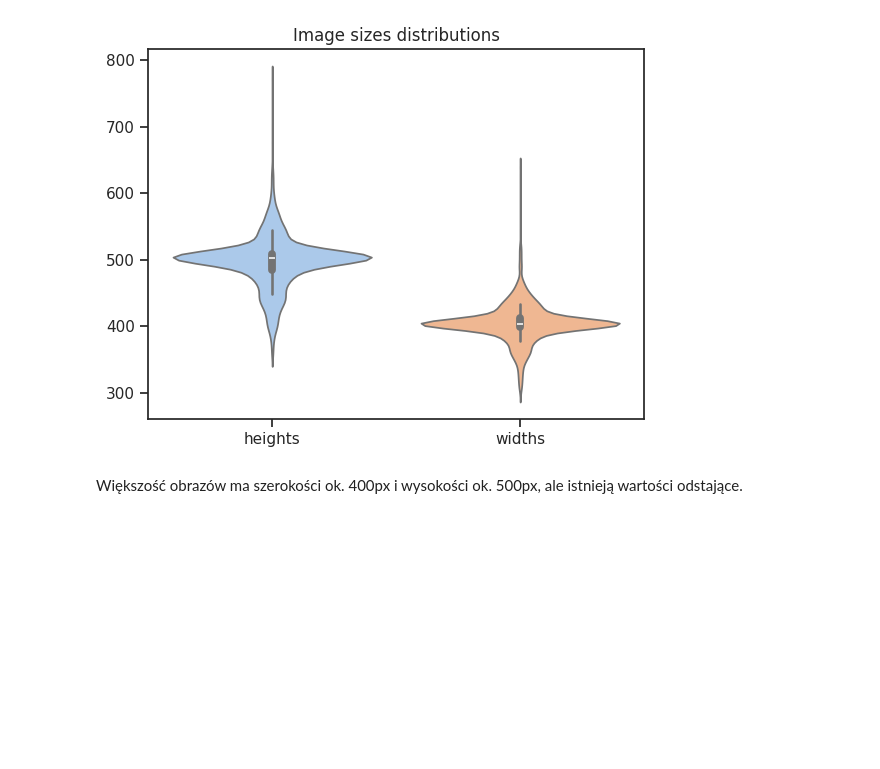
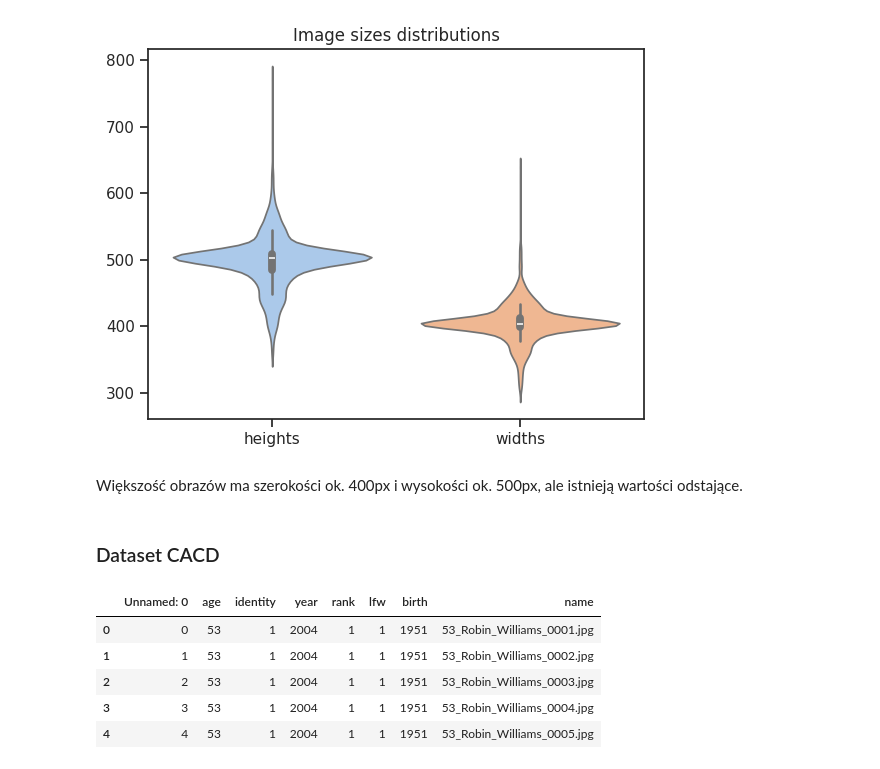
Before and after one commit to pdombrza/face-aging-models, a Jupyter notebook: analysis.ipynb, the cells around one changed output. Cells and saved outputs as stored; diff of their text form; code cells hidden in the pictures; blank space fills up the shorter version.

Commit message:
Load CACD dataset from .mat file

```diff
--- a/analysis.ipynb
+++ b/analysis.ipynb
@@ -105,3 +105,15 @@ plt.show()
 [figure]
 # %% [markdown]
 Większość obrazów ma szerokości ok. 400px i wysokości ok. 500px, ale istnieją wartości odstające.
+# %% [markdown]
+### Dataset CACD
+# %%
+cacd_features_df = pd.DataFrame(pd.read_csv("CACD_features.csv"))
+cacd_features_df.head()
+# %% [output]
+|  | Unnamed: 0 | age | identity | year | rank | lfw | birth | name |
+| 0 | 0 | 53 | 1 | 2004 | 1 | 1 | 1951 | 53_Robin_Williams_0001.jpg |
+| 1 | 1 | 53 | 1 | 2004 | 1 | 1 | 1951 | 53_Robin_Williams_0002.jpg |
+| 2 | 2 | 53 | 1 | 2004 | 1 | 1 | 1951 | 53_Robin_Williams_0003.jpg |
+| 3 | 3 | 53 | 1 | 2004 | 1 | 1 | 1951 | 53_Robin_Williams_0004.jpg |
+| 4 | 4 | 53 | 1 | 2004 | 1 | 1 | 1951 | 53_Robin_Williams_0005.jpg |
```
Also changed, not shown: 2 other files.
